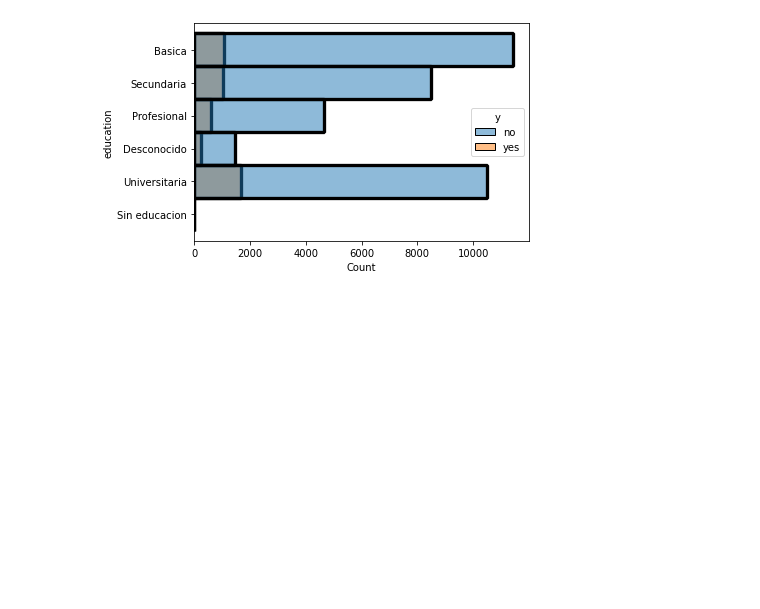
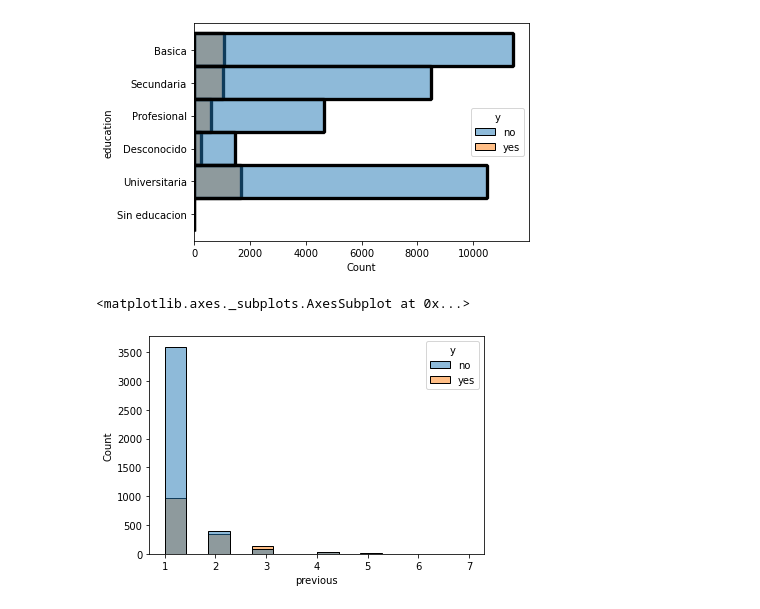
Before and after one commit to AgusCarchano/Mentorias-grupo1, a Jupyter notebook: Practico_01_Analisis_y_Visualizacion.ipynb, the cells around one changed output. Drawn from its saved outputs; the diff is of its cells as text; code cells hidden in the pictures; blank space fills up the shorter version.

```diff
--- a/Practico_01_Analisis_y_Visualizacion.ipynb
+++ b/Practico_01_Analisis_y_Visualizacion.ipynb
@@ -147,3 +147,8 @@ sns.histplot(df2,
                  bins=50);
 # %% [output]
 [figure]
+# %%
+sns.histplot(data=df2[df2["previous"] >= 1], hue="y", x="previous")
+# %% [output]
+<matplotlib.axes._subplots.AxesSubplot at 0x...>
+[figure, added]
```
